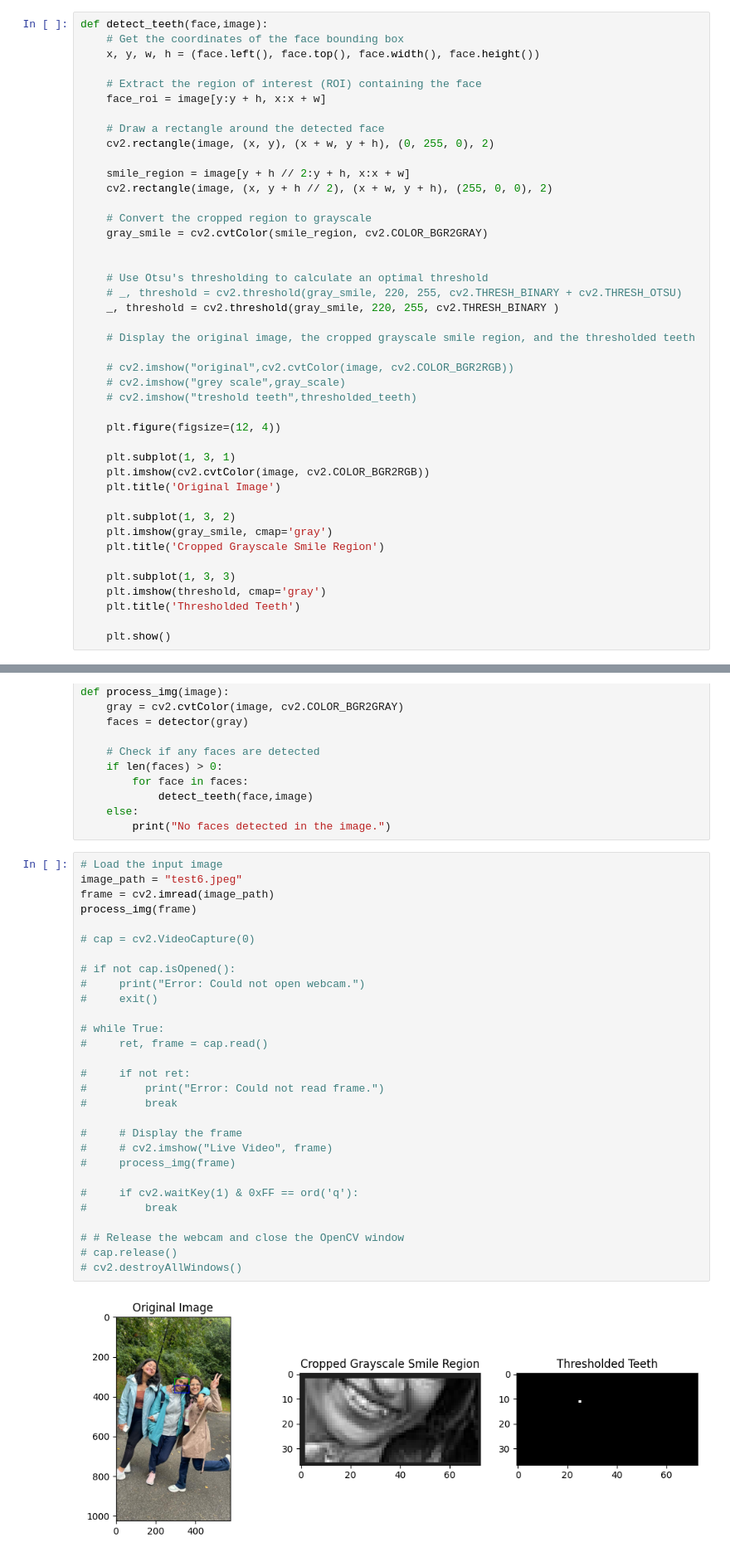
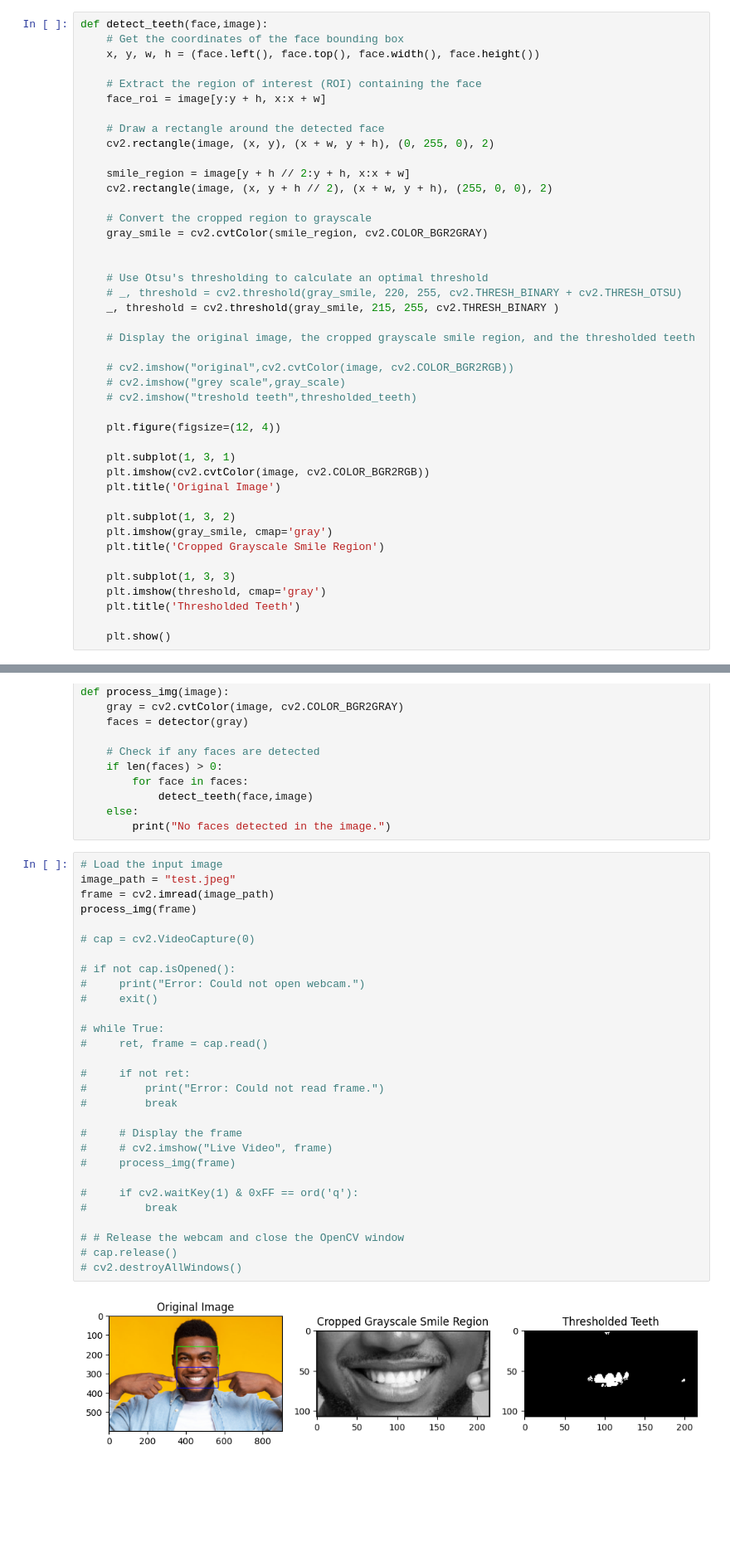
Before and after one commit to HrutujaP/Reasearch_Paper_1, a Jupyter notebook: notebook.ipynb, the cells around one changed output, grey strips where cells are left out. Shown at 83% size. Saved outputs shown, nothing was run; the diff lists cells and outputs as text; blank space fills up the shorter version.

```diff
--- a/notebook.ipynb
+++ b/notebook.ipynb
@@ -26,7 +26,7 @@ def detect_teeth(face,image):
 
     # Use Otsu's thresholding to calculate an optimal threshold
     # _, threshold = cv2.threshold(gray_smile, 220, 255, cv2.THRESH_BINARY + cv2.THRESH_OTSU)
-    _, threshold = cv2.threshold(gray_smile, 220, 255, cv2.THRESH_BINARY )
+    _, threshold = cv2.threshold(gray_smile, 215, 255, cv2.THRESH_BINARY )
 
     # Display the original image, the cropped grayscale smile region, and the thresholded teeth
 
@@ -73,32 +73,32 @@ def process_img(image):
         print("No faces detected in the image.")
 # %%
 # Load the input image
-image_path = "test6.jpeg"
+image_path = "test.jpeg"
 frame = cv2.imread(image_path)
 process_img(frame)
 
 # cap = cv2.VideoCapture(0)
 
 # if not cap.isOpened():
 #     print("Error: Could not open webcam.")
 #     exit()
 
 # while True:
 #     ret, frame = cap.read()
 
 #     if not ret:
 #         print("Error: Could not read frame.")
 #         break
 
 #     # Display the frame
 #     # cv2.imshow("Live Video", frame)
 #     process_img(frame)
 
 #     if cv2.waitKey(1) & 0xFF == ord('q'):
 #         break
 
 # # Release the webcam and close the OpenCV window
 # cap.release()
 # cv2.destroyAllWindows()
 # %% [output]
-[figure, old version]
+[figure, new version]
```
Also changed, not shown: parts of 1 cell of this notebook, 1 other file.
